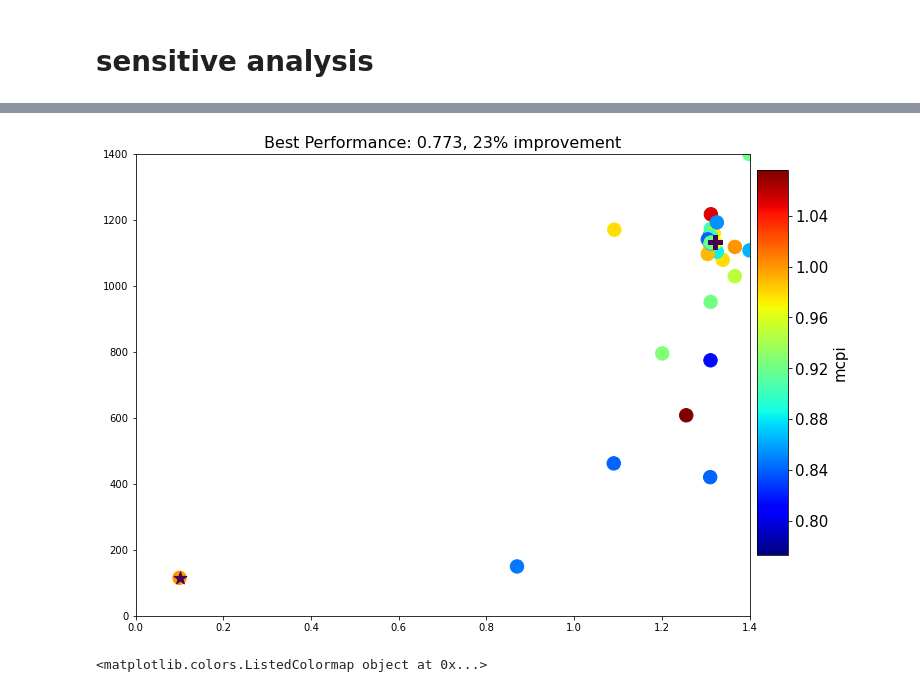
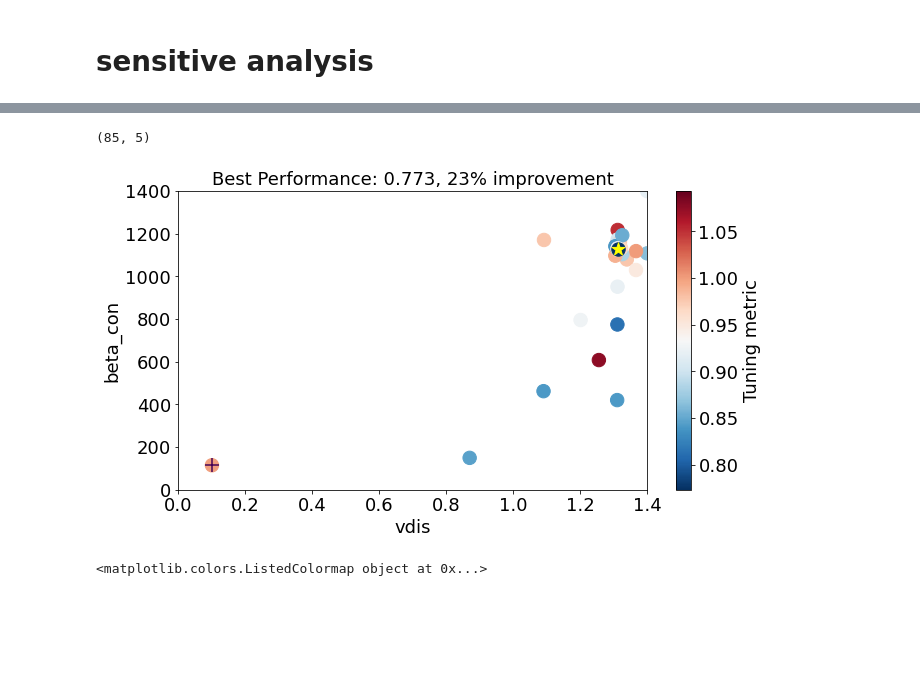
Before and after one commit to eexcalibur/UQ_python, a Jupyter notebook: sampling/sampling.ipynb, the cells around one changed output, grey strips where cells are left out. Drawn from its saved outputs; the diff is of its cells as text; code cells hidden in the pictures; blank space fills up the shorter version.

```diff
--- a/sampling/sampling.ipynb
+++ b/sampling/sampling.ipynb
@@ -254,16 +266,38 @@ surf = ax.plot_trisurf(all_cases_data['vdis'],all_cases_data['beta_con']/10e20,1
+# %%
+all_cases_data.head()
+all_cases_data.drop_duplicates(subset=['mcpi'], inplace=True)
 # %%
-fh=16
-fig, axes = plt.subplots(1,1,figsize=(11,8.5),squeeze=False)
-aa = axes[0][0].scatter(all_cases_data['vdis'],all_cases_data['beta_con']/10e20,c=all_cases_data['mcpi'],s=180,cmap=cm.jet)
-add_common_colorbar(fig,aa,list(axes[0]),"mcpi",orientation='vertical',nbins=9,fontsize=15)
+from matplotlib import cm
+fh=18
+
+all_temp = all_cases_data.iloc[:,:]
+
+fig, axes = plt.subplots(1,1,figsize=(10.5,5.5),squeeze=False)
+aa = axes[0][0].scatter(all_temp['vdis'],all_temp['beta_con']/10e20,c=all_temp['mcpi'],s=180,cmap="RdBu_r")
+print(all_temp.shape)
+
+#add_common_colorbar(fig,aa,list(axes[0]),"mcpi",orientation='vertical',nbins=9,fontsize=fh)
 axes[0][0].set_title("Best Performance: 0.773, 23% improvement",fontsize=fh)
 axes[0][0].set_xlim([0,1.4])
 axes[0][0].set_ylim([0,1400])
-axes[0][0].scatter(para_default[0],para_default[1]/10e20,c=1.0,marker='*',s=180)
-axes[0][0].scatter(all_cases_data.iloc[55,0],all_cases_data.iloc[55,1]/10e20,c=0.77,marker='P',s=180)
+axes[0][0].scatter(para_default[0],para_default[1]/10e20,c=1.0,marker='+',s=180)
+axes[0][0].scatter(all_temp.iloc[1,0],all_temp.iloc[1,1]/10e20,c=0.77,s=180, cmap="RdBu_r")
+axes[0][0].scatter(all_temp.iloc[1,0],all_temp.iloc[1,1]/10e20,c='yellow',marker='*',s=180)
+axes[0][0].tick_params(axis='x', labelsize=fh)
+axes[0][0].tick_params(axis='y', labelsize=fh)
+
+axes[0][0].set_xlabel("vdis",fontsize=fh)
+axes[0][0].set_ylabel("beta_con",fontsize=fh)
+
+cbar = fig.colorbar(aa, ax=axes[0][0])
+#cbar.ax.set_title("Tuning metric",fontsize=fh)
+cbar.set_label("Tuning metric",fontsize=fh)
+cbar.ax.tick_params(labelsize=fh)
+
 plt.savefig("tuning performance.pdf")
 # %% [output]
+(85, 5)
-[figure, old version]
+[figure, new version]
 # %%
 import matplotlib
 from matplotlib import ticker
```
Also changed, not shown: parts of 8 cells of this notebook, 3 other files.
